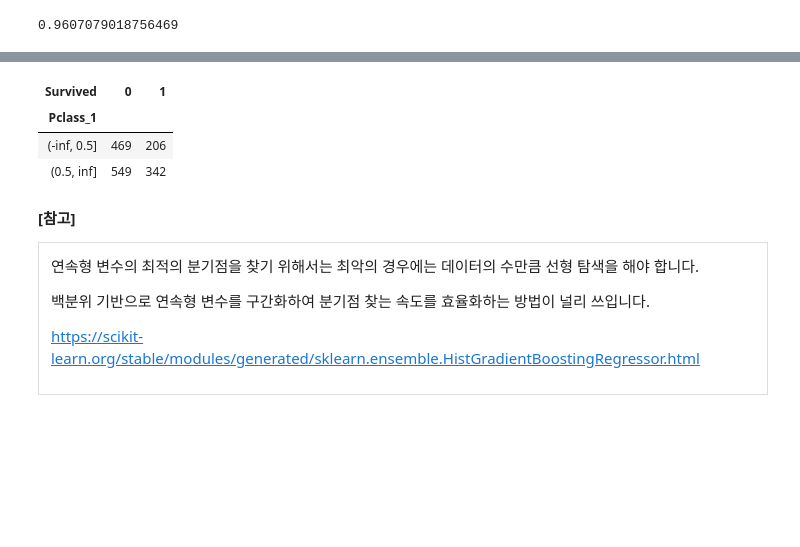
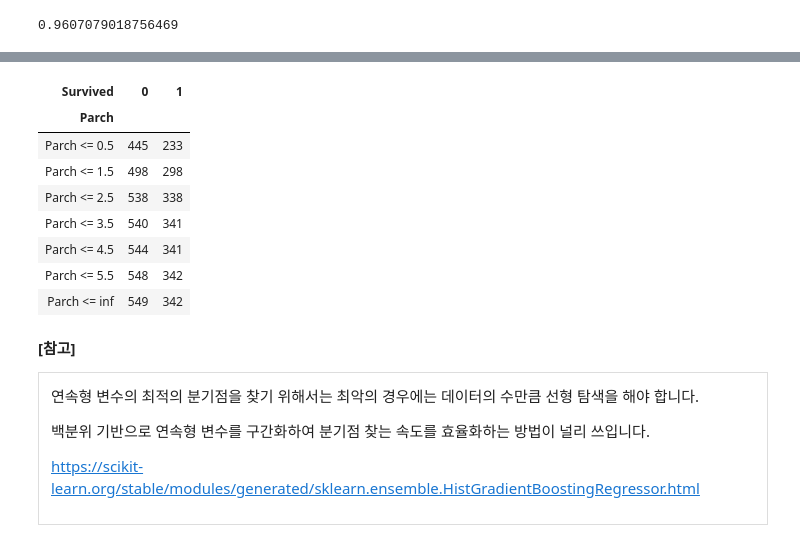
Before and after one commit to sunkusun9/DS_Lv3_elearning, a Jupyter notebook: 4-2. 의사 결정 나무.ipynb, the cells around one changed output, grey strips where cells are left out. Cells and saved outputs as stored; diff of their text form; code cells hidden in the pictures; blank space fills up the shorter version.

```diff
--- a/4-2. 의사 결정 나무.ipynb
+++ b/4-2. 의사 결정 나무.ipynb
@@ -201,17 +216,28 @@ imp_t
 # %%
-u = pd.Series(df_titanic['Pclass_1'].unique()).sort_values()
+# Parch에 등장하는 숫자에서 고유값을 구하고 이를 정렬합니다.: a1 ~ an 구하기
+u = pd.Series(df_titanic['Parch'].unique()).sort_values()
+# Parch에 등장하는 숫자에서 만들 수 있는 분기점을 구합니다.
+# 효율적이고 간편하게 분기점별 좌측 노드의 클래스 빈도수를 구하기 위해
+# 모든 bi 와 bi+1 분기 구간에 등장하는 클래스 빈도수를 구하고
+# 이를 분기 구간별로 정렬된 상태에서
+# 빈도수의 누계를 구하여 bi+1를 기준으로 좌측 노드의 클래스의 빈도와 우측 노드의 클새스의 빈도를 구합니다.
 b = np.array([-np.inf] + ((u + u.shift(1)) / 2).dropna().tolist() + [np.inf])
 n = len(df_titanic)
 df_cnt = pd.crosstab(
-    index = pd.cut(df_titanic['Pclass_1'], bins=b, right=True),
+    index = pd.cut(df_titanic['Parch'], bins=b, right=True),
     columns = df_titanic['Survived']
-).cumsum()
+).cumsum().rename(index=lambda x: "Parch <= {}".format(x.right))
 df_cnt
 # %% [output]
 | Survived | 0 | 1 |
-| Pclass_1 |  |  |
-| (-inf, 0.5] | 469 | 206 |
-| (0.5, inf] | 549 | 342 |
+| Parch |  |  |
+| Parch <= 0.5 | 445 | 233 |
+| Parch <= 1.5 | 498 | 298 |
+| Parch <= 2.5 | 538 | 338 |
+| Parch <= 3.5 | 540 | 341 |
+| Parch <= 4.5 | 544 | 341 |
+| Parch <= 5.5 | 548 | 342 |
+| Parch <= inf | 549 | 342 |
 # %% [markdown]
 **[참고]**
 
```
Also changed, not shown: parts of 7 cells of this notebook, 2 other files.
